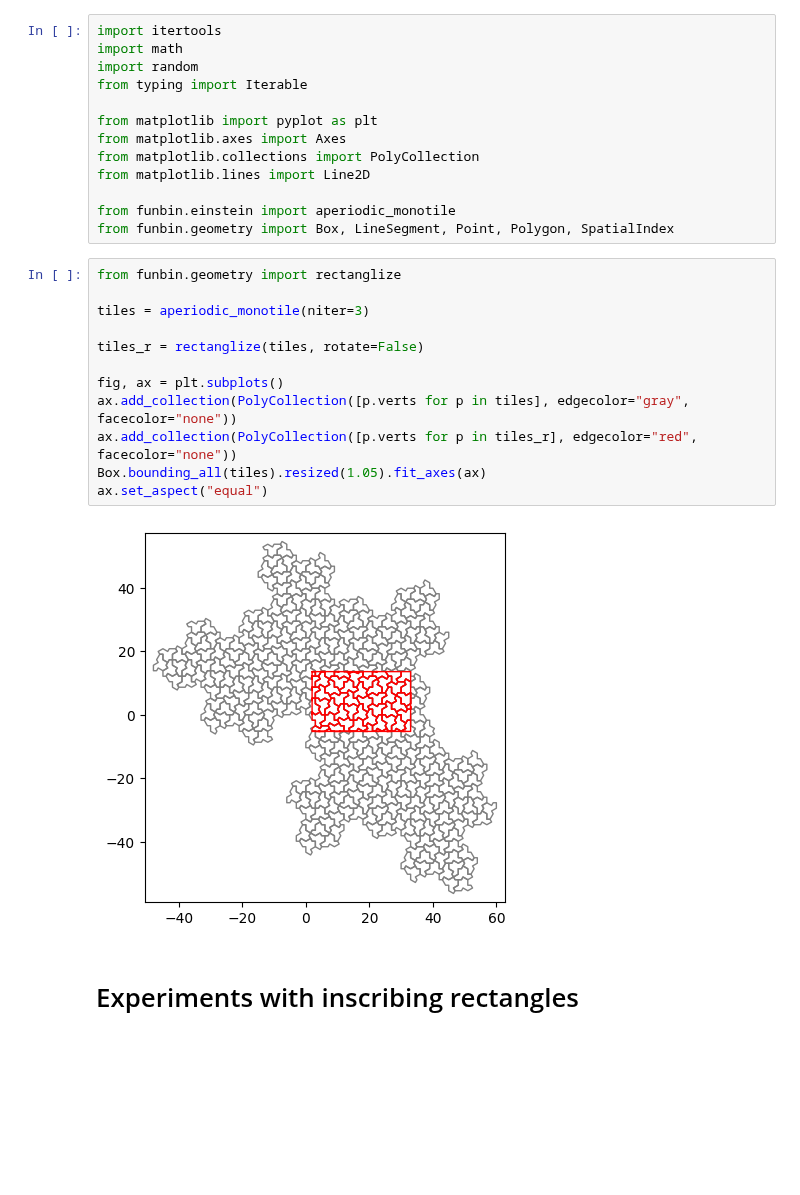
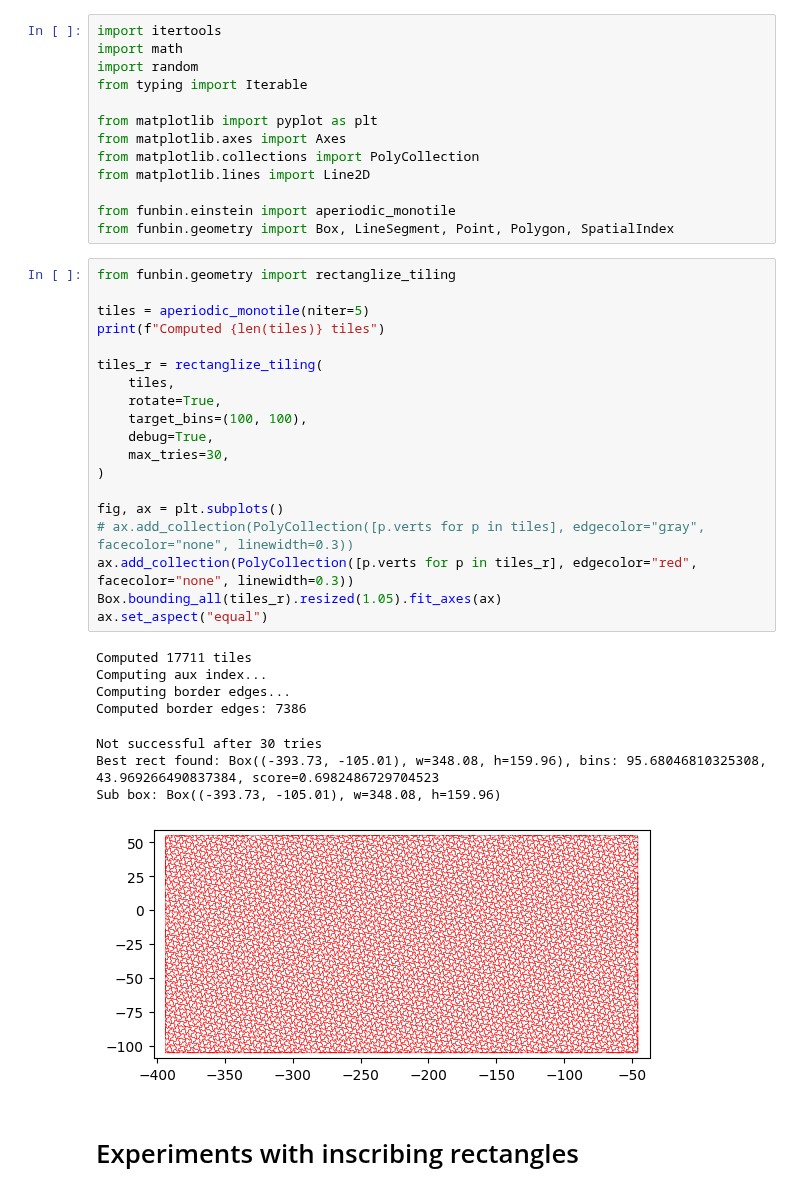
Before and after one commit to nj-vs-vh/funbin, a Jupyter notebook: scripts/inscribing_rect.ipynb, the cells around one changed output. Drawn from its saved outputs; the diff is of its cells as text; blank space fills up the shorter version.

```diff
--- a/scripts/inscribing_rect.ipynb
+++ b/scripts/inscribing_rect.ipynb
@@ -16,19 +16,33 @@ from matplotlib.lines import Line2D
 from funbin.einstein import aperiodic_monotile
 from funbin.geometry import Box, LineSegment, Point, Polygon, SpatialIndex
 # %%
-from funbin.geometry import rectanglize
+from funbin.geometry import rectanglize_tiling
 
-tiles = aperiodic_monotile(niter=3)
+tiles = aperiodic_monotile(niter=5)
+print(f"Computed {len(tiles)} tiles")
 
-tiles_r = rectanglize(tiles, rotate=False)
+tiles_r = rectanglize_tiling(
+    tiles,
+    rotate=True,
+    target_bins=(100, 100),
+    debug=True,
+    max_tries=30,
+)
 
 fig, ax = plt.subplots()
-ax.add_collection(PolyCollection([p.verts for p in tiles], edgecolor="gray", facecolor="none"))
-ax.add_collection(PolyCollection([p.verts for p in tiles_r], edgecolor="red", facecolor="none"))
-Box.bounding_all(tiles).resized(1.05).fit_axes(ax)
+# ax.add_collection(PolyCollection([p.verts for p in tiles], edgecolor="gray", facecolor="none", linewidth=0.3))
+ax.add_collection(PolyCollection([p.verts for p in tiles_r], edgecolor="red", facecolor="none", linewidth=0.3))
+Box.bounding_all(tiles_r).resized(1.05).fit_axes(ax)
 ax.set_aspect("equal")
 # %% [output]
+Computed 17711 tiles
+Computing aux index...
+Computing border edges...
+Computed border edges: 7386
+Not successful after 30 tries
+Best rect found: Box((-393.73, -105.01), w=348.08, h=159.96), bins: 95.68046810325308, 43.969266490837384, score=0.6982486729704523
+Sub box: Box((-393.73, -105.01), w=348.08, h=159.96)
-[figure, old version]
+[figure, new version]
 # %% [markdown]
 # Experiments with inscribing rectangles
 # %%
```
Also changed, not shown: 4 other files.
